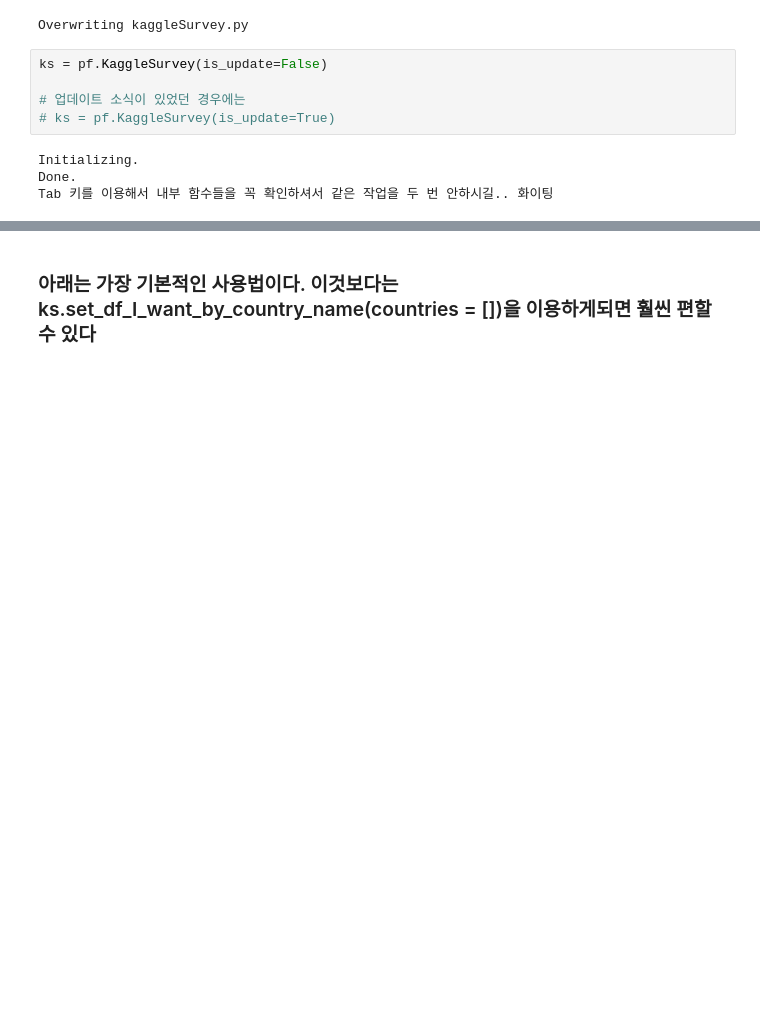
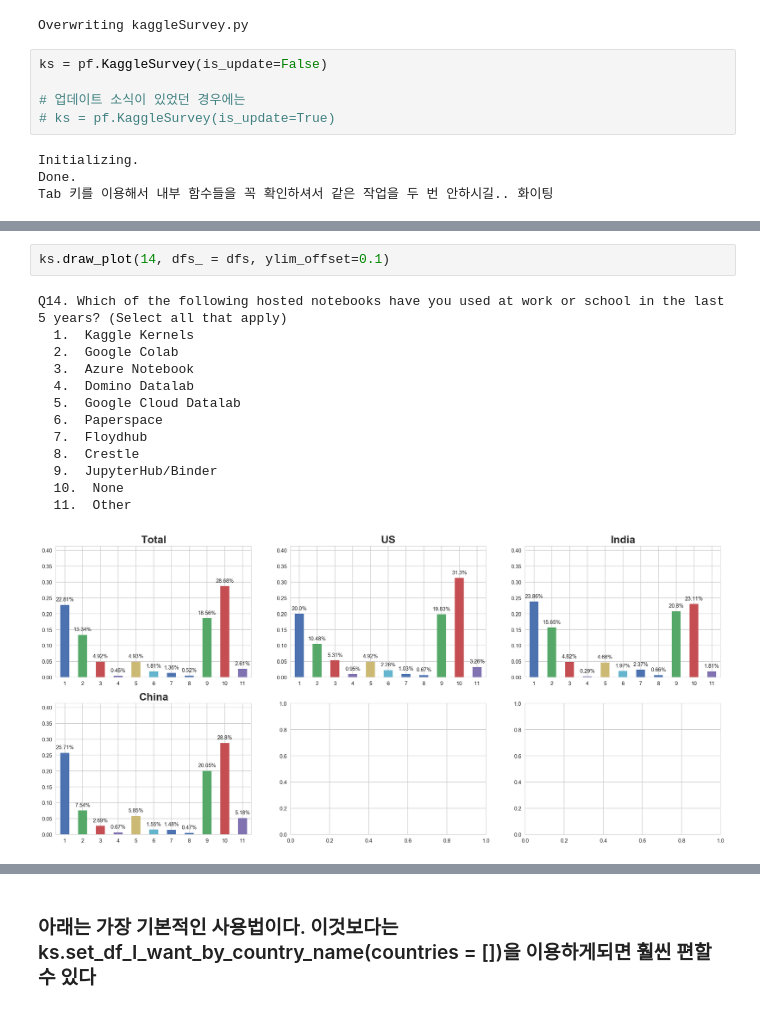
Before and after one commit to DanialDaeHyunNam/2018-Kaggle-ML-And-DS-Survey-Challenge, a Jupyter notebook: Danial/basic_preprocessing.ipynb, the cells around one changed output, grey strips where cells are left out. Cells and saved outputs as stored; diff of their text form; blank space fills up the shorter version.

```diff
--- a/Danial/basic_preprocessing.ipynb
+++ b/Danial/basic_preprocessing.ipynb
@@ -647,0 +719,16 @@ Tab 키를 이용해서 내부 함수들을 꼭 확인하셔서 같은 작업을
+# %%
+ks.draw_plot(14, dfs_ = dfs, ylim_offset=0.1)
+# %% [output]
+Q14. Which of the following hosted notebooks have you used at work or school in the last 5 years? (Select all that apply)
+  1.  Kaggle Kernels
+  2.  Google Colab
+  3.  Azure Notebook
+  4.  Domino Datalab
+  5.  Google Cloud Datalab
+  6.  Paperspace
+  7.  Floydhub
+  8.  Crestle
+  9.  JupyterHub/Binder
+  10.  None
+  11.  Other
+[figure, added]
```
Also changed, not shown: parts of 16 cells of this notebook, 4 other files.
